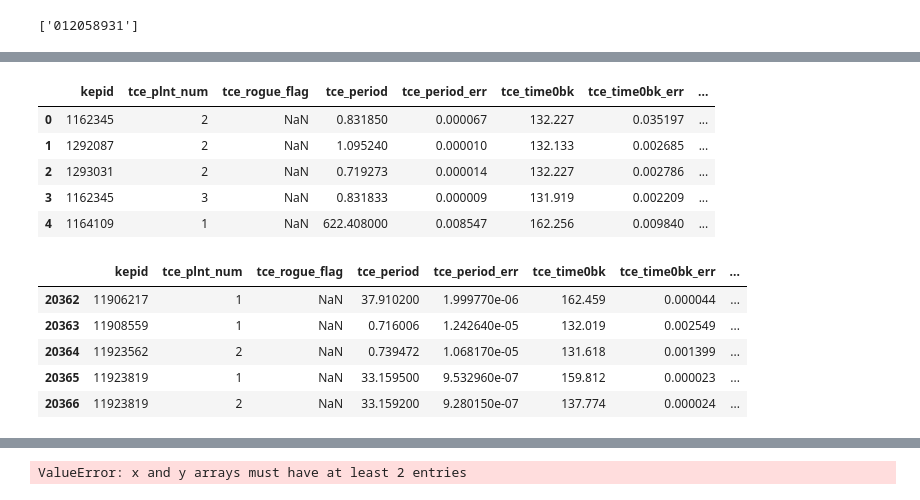
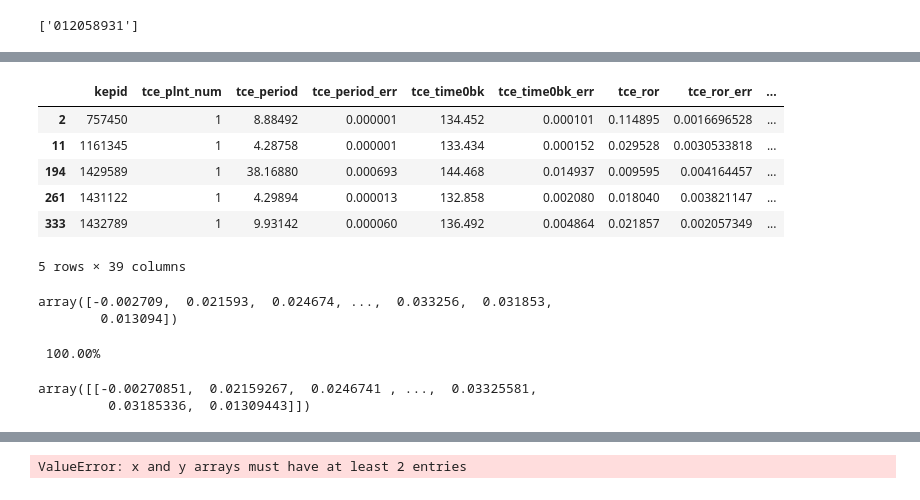
Before and after one commit to grewwc/exoplanet, a Jupyter notebook: preprocess.ipynb, the cells around one changed output, grey strips where cells are left out. Drawn from its saved outputs; the diff is of its cells as text; code cells hidden in the pictures.

```diff
--- a/preprocess.ipynb
+++ b/preprocess.ipynb
@@ -128,25 +137,27 @@ df24 = pd.read_csv(os.path.join(csv_folder, csv_name), comment='#')
 # %%
 df24['norm_kepid'] = df24['kepid'].apply(norm_kepid)
 df24['int_label'] = df24['av_training_set'].apply(
     lambda x: 1 if x == 'PC' else 0)
 df24.sort_values(by=['int_label','norm_kepid', 'tce_plnt_num'],
-                 ascending=[False, True, True],
+                 ascending=[False, True, True], kind='mergesort',
                  inplace=True)
+df24.head()
+# %% [output]
+|  | kepid | tce_plnt_num | tce_period | tce_period_err | tce_time0bk | tce_time0bk_err | tce_ror | tce_ror_err | ... |
+| 2 | 757450 | 1 | 8.88492 | 0.000001 | 134.452 | 0.000101 | 0.114895 | 0.0016696528 | ... |
+| 11 | 1161345 | 1 | 4.28758 | 0.000001 | 133.434 | 0.000152 | 0.029528 | 0.0030533818 | ... |
+| 194 | 1429589 | 1 | 38.16880 | 0.000693 | 144.468 | 0.014937 | 0.009595 | 0.004164457 | ... |
+| 261 | 1431122 | 1 | 4.29894 | 0.000013 | 132.858 | 0.002080 | 0.018040 | 0.003821147 | ... |
+| 333 | 1432789 | 1 | 9.93142 | 0.000060 | 136.492 | 0.004864 | 0.021857 | 0.002057349 | ... |
+5 rows × 39 columns
-# %%
-df24.head()
-# %% [output]
-|  | kepid | tce_plnt_num | tce_rogue_flag | tce_period | tce_period_err | tce_time0bk | tce_time0bk_err | ... |
-| 0 | 1162345 | 2 | NaN | 0.831850 | 0.000067 | 132.227 | 0.035197 | ... |
-| 1 | 1292087 | 2 | NaN | 1.095240 | 0.000010 | 132.133 | 0.002685 | ... |
-| 2 | 1293031 | 2 | NaN | 0.719273 | 0.000014 | 132.227 | 0.002786 | ... |
-| 3 | 1162345 | 3 | NaN | 0.831833 | 0.000009 | 131.919 | 0.002209 | ... |
-| 4 | 1164109 | 1 | NaN | 622.408000 | 0.008547 | 162.256 | 0.009840 | ... |
-# %%
-df24.tail()
-# %% [output]
-|  | kepid | tce_plnt_num | tce_rogue_flag | tce_period | tce_period_err | tce_time0bk | tce_time0bk_err | ... |
-| 20362 | 11906217 | 1 | NaN | 37.910200 | 1.999770e-06 | 162.459 | 0.000044 | ... |
-| 20363 | 11908559 | 1 | NaN | 0.716006 | 1.242640e-05 | 132.019 | 0.002549 | ... |
-| 20364 | 11923562 | 2 | NaN | 0.739472 | 1.068170e-05 | 131.618 | 0.001399 | ... |
-| 20365 | 11923819 | 1 | NaN | 33.159500 | 9.532960e-07 | 159.812 | 0.000023 | ... |
-| 20366 | 11923819 | 2 | NaN | 33.159200 | 9.280150e-07 | 137.774 | 0.000024 | ... |
+# %%
+g_train_x[0]
+# %% [output]
+array([-0.002709,  0.021593,  0.024674, ...,  0.033256,  0.031853,
+        0.013094])
+# %%
+get_binned_normalized_flux_by_IDs('757450', overwrite=1)[0]
+# %% [output]
+ 100.00%
+array([[-0.00270851,  0.02159267,  0.0246741 , ...,  0.03325581,
+         0.03185336,  0.01309443]])
```
Also changed, not shown: parts of 5 cells of this notebook, 6 other files.
